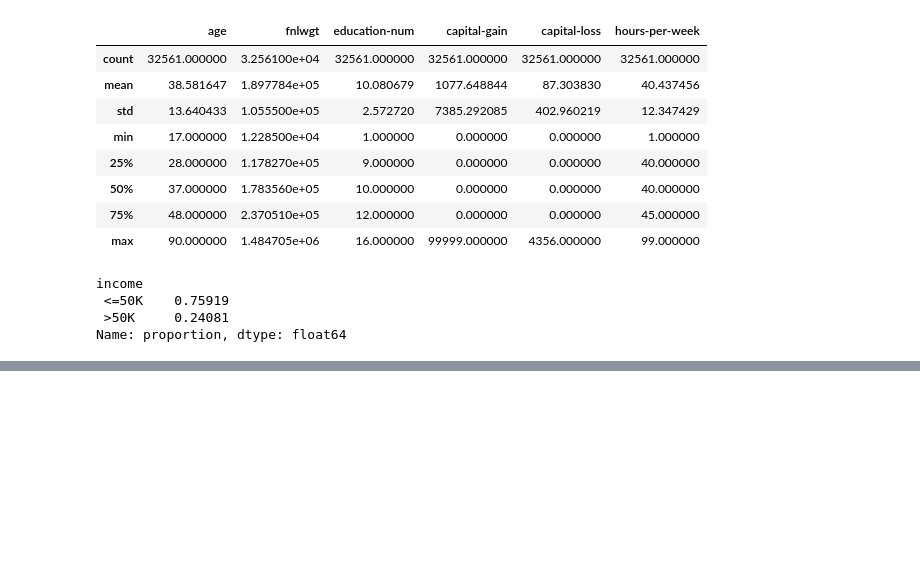
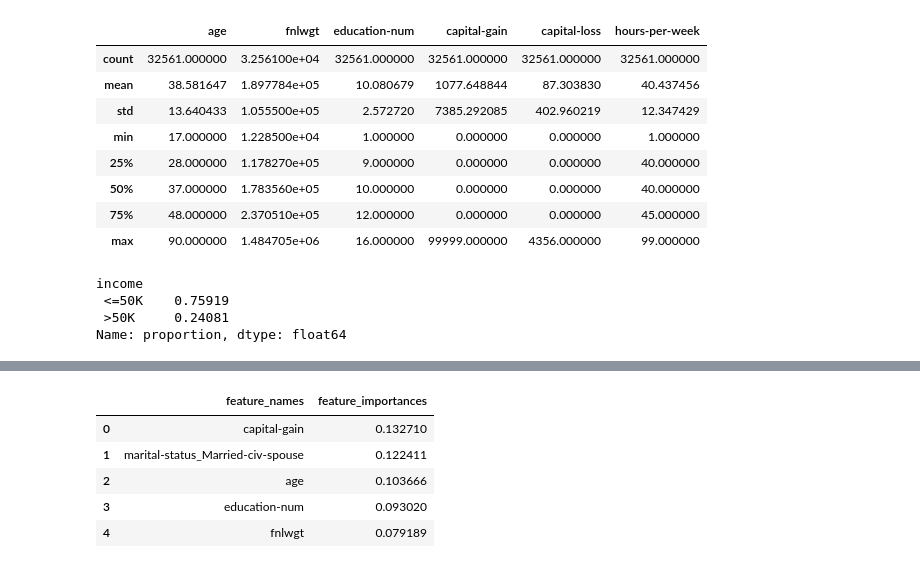
Before and after one commit to awkwardarm/Codecademy-Projects, a Jupyter notebook: Random Forests Project/Random Forests Project.ipynb, the cells around one changed output, grey strips where cells are left out. Cells and saved outputs as stored; diff of their text form; code cells hidden in the pictures; blank space fills up the shorter version.

```diff
--- a/Random Forests Project/Random Forests Project.ipynb
+++ b/Random Forests Project/Random Forests Project.ipynb
@@ -134,0 +129,26 @@ accuracy_test = []
+# %%
+# Save the best random forest model and save the feature importances in a dataframe
+best_rf = RandomForestClassifier(max_depth=best_depth)
+
+# Fit the data
+best_rf.fit(x_train, y_train)
+
+# Extract feature names and importances to lists
+feature_names = best_rf.feature_names_in_.tolist()
+feature_importances = best_rf.feature_importances_.tolist()
+
+# Create dataframe of feature names and importances
+feature_df = pd.DataFrame(data={'feature_names':feature_names,
+                                'feature_importances':feature_importances})
+
+# Sort dataframe by descending order of importances
+feature_df.sort_values('feature_importances',
+                       ascending=False,
+                       ignore_index=True).head(5)
+# %% [output]
+|  | feature_names | feature_importances |
+| 0 | capital-gain | 0.132710 |
+| 1 | marital-status_Married-civ-spouse | 0.122411 |
+| 2 | age | 0.103666 |
+| 3 | education-num | 0.093020 |
+| 4 | fnlwgt | 0.079189 |
```
Also changed, not shown: parts of 11 cells of this notebook.
